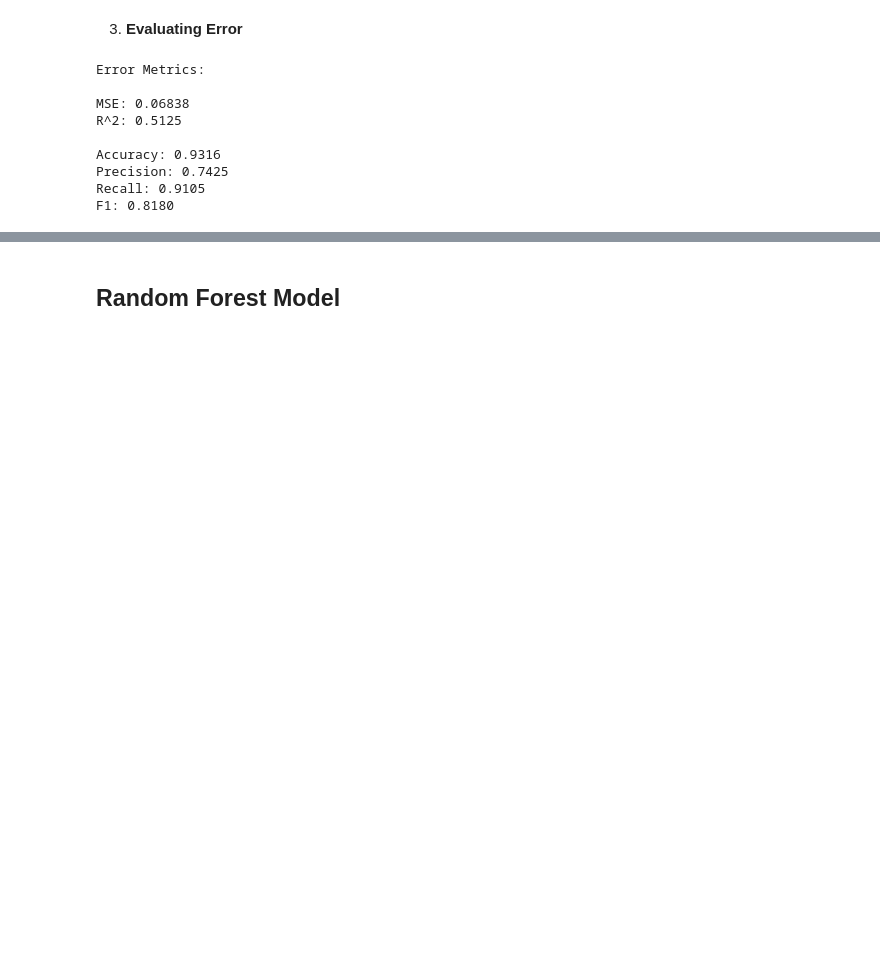
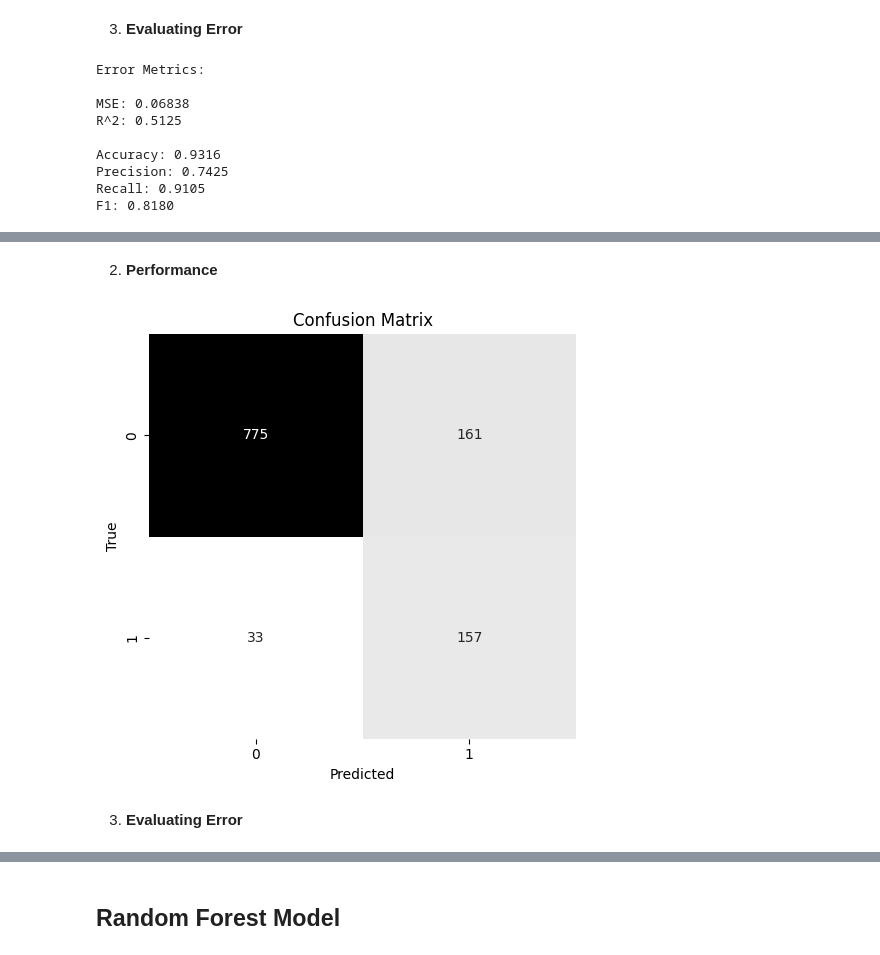
Before and after one commit to SepehrAkbari/LFC-courses, a Jupyter notebook: CSCI-250/Projects/P1/main.ipynb, the cells around one changed output, grey strips where cells are left out. Saved outputs shown, nothing was run; the diff lists cells and outputs as text; code cells hidden in the pictures; blank space fills up the shorter version.

```diff
--- a/CSCI-250/Projects/P1/main.ipynb
+++ b/CSCI-250/Projects/P1/main.ipynb
@@ -562,0 +611,21 @@ F1: 0.8180
+# %%
+model_svc = SVC(kernel='linear', random_state=250, probability=True)
+model_svc.fit(X_train_scaled, y_train_resampled)
+y_pred_svc = model_svc.predict(X_test_scaled)
+y_pred_svc_proba = model_svc.predict_proba(X_test_scaled)[:, 1]
+# %% [markdown]
+2. **Performance**
+# %%
+cm_svc = confusion_matrix(y_test, y_pred_svc)
+
+plt.figure(figsize=(5, 5))
+sns.heatmap(cm_svc, annot=True, fmt='d', cmap='Greys', cbar=False)
+plt.title('Confusion Matrix')
+plt.xlabel('Predicted')
+plt.ylabel('True')
+plt.tight_layout()
+plt.show()
+# %% [output]
+[figure, added]
+# %% [markdown]
+3. **Evaluating Error**
```
Also changed, not shown: parts of 23 cells of this notebook, 5 other files.
